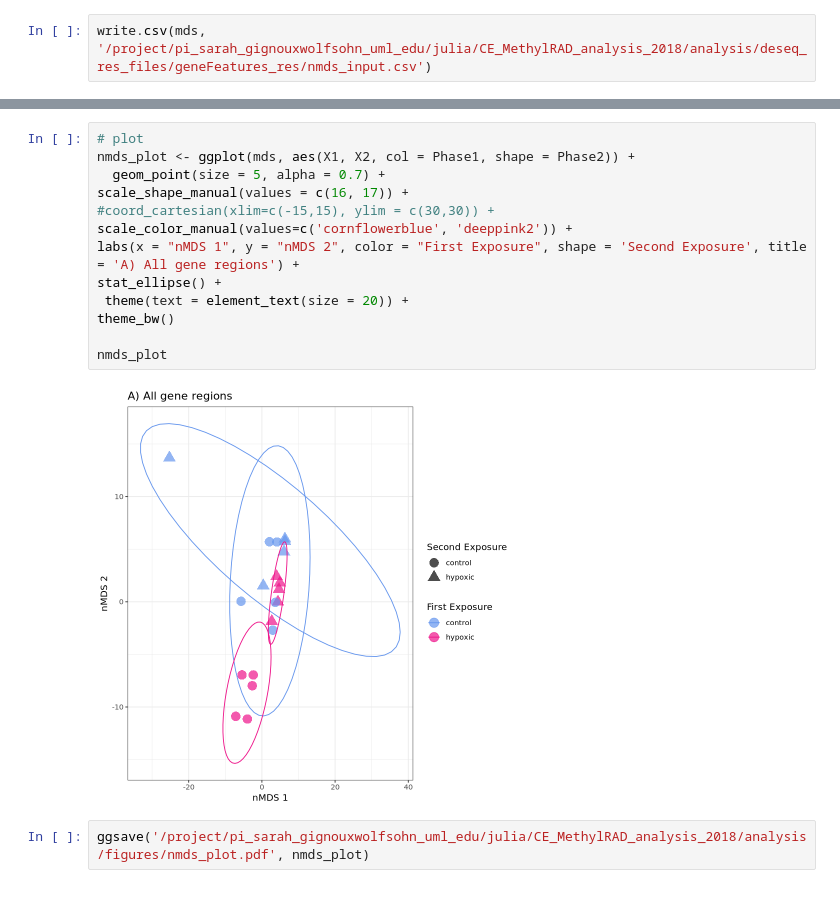
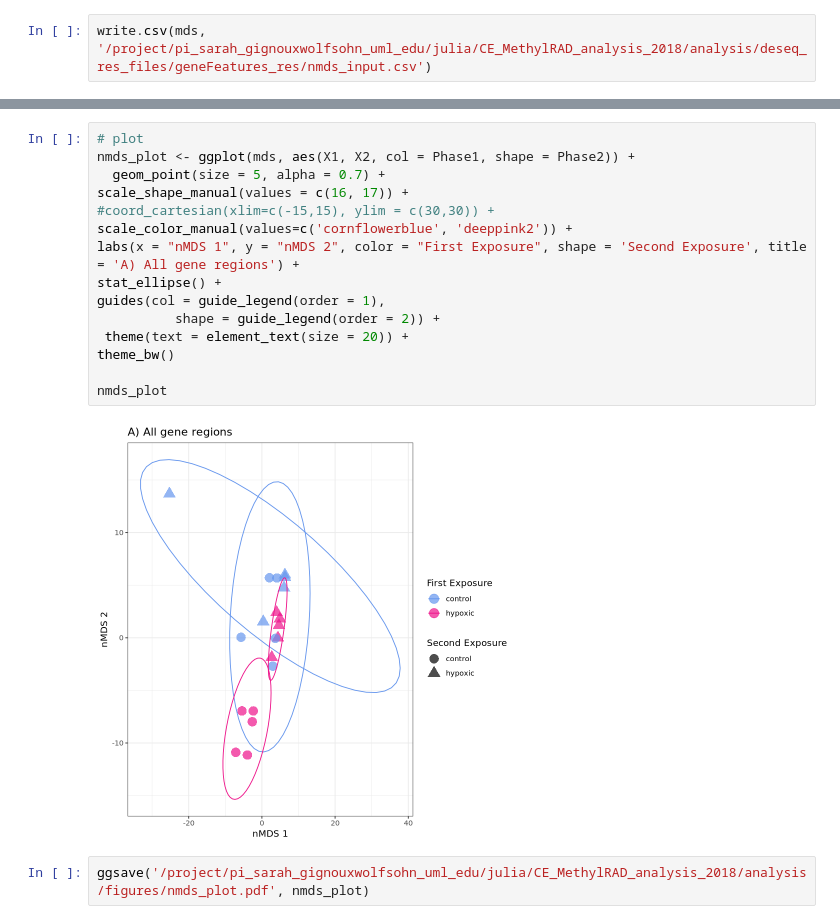
Before and after one commit to jgmcdonough/CE18_methylRAD_analysis, a Jupyter notebook: analysis/DMGs_analysis/DESeq_geneFeatureCounts.ipynb, the cells around one changed output, grey strips where cells are left out. Drawn from its saved outputs; the diff is of its cells as text.

Commit message:
change order of legends so first exp. on top

```diff
--- a/analysis/DMGs_analysis/DESeq_geneFeatureCounts.ipynb
+++ b/analysis/DMGs_analysis/DESeq_geneFeatureCounts.ipynb
@@ -617,18 +623,20 @@ ERROR: Error in file(file, "rt"): cannot open the connection
 # %%
 # plot
 nmds_plot <- ggplot(mds, aes(X1, X2, col = Phase1, shape = Phase2)) +
   geom_point(size = 5, alpha = 0.7) +
 scale_shape_manual(values = c(16, 17)) +
 #coord_cartesian(xlim=c(-15,15), ylim = c(30,30)) +
 scale_color_manual(values=c('cornflowerblue', 'deeppink2')) +
 labs(x = "nMDS 1", y = "nMDS 2", color = "First Exposure", shape = 'Second Exposure', title = 'A) All gene regions') +
 stat_ellipse() +
+guides(col = guide_legend(order = 1),
+          shape = guide_legend(order = 2)) +
  theme(text = element_text(size = 20)) +
 theme_bw()
 
 nmds_plot
 # %% [output]
-[figure, old version]
+[figure, new version]
 # %%
 ggsave('/project/pi_sarah_gignouxwolfsohn_uml_edu/julia/CE_MethylRAD_analysis_2018/analysis/figures/nmds_plot.pdf', nmds_plot)
 # %% [output]
```
Also changed, not shown: parts of 1 cell of this notebook.
